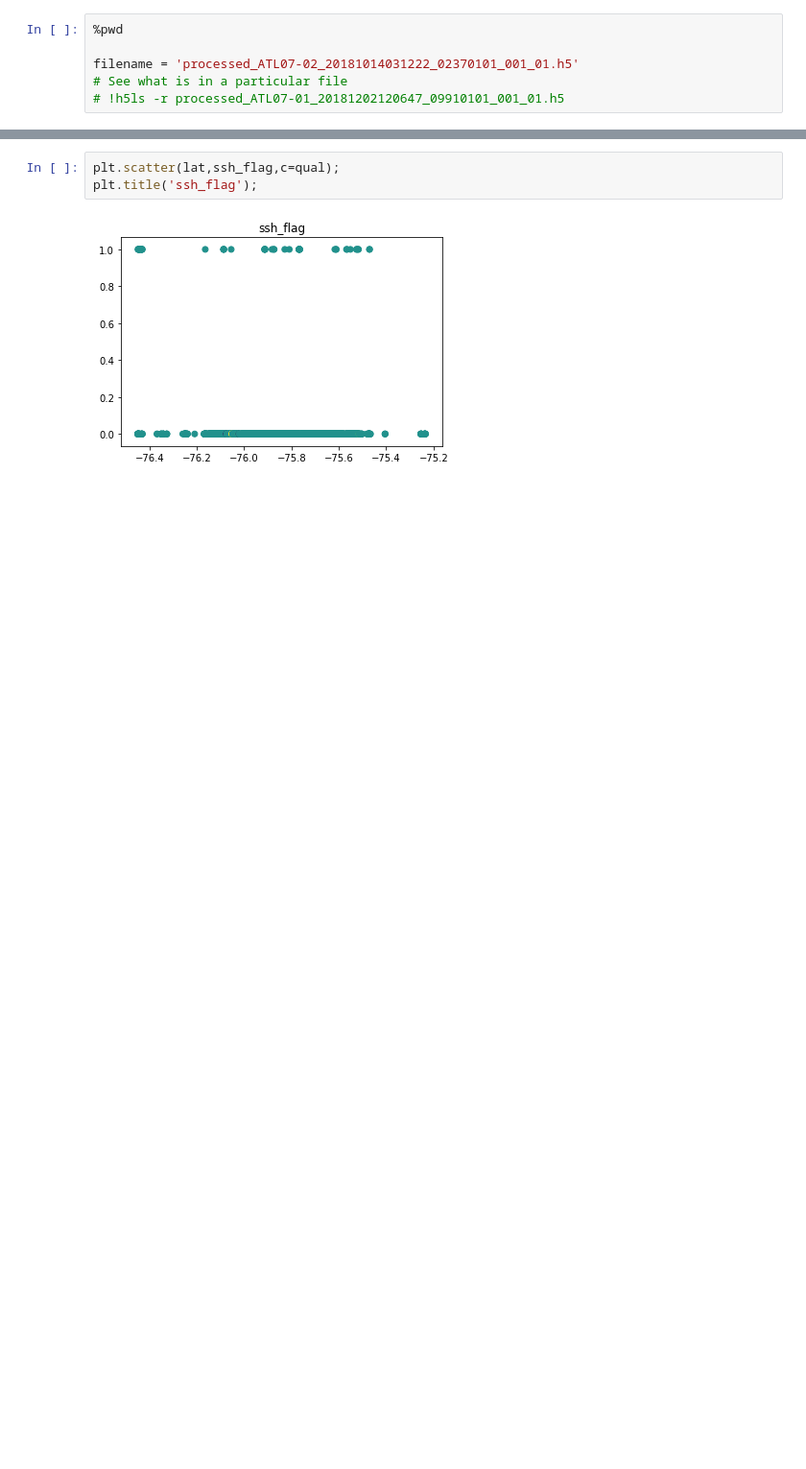
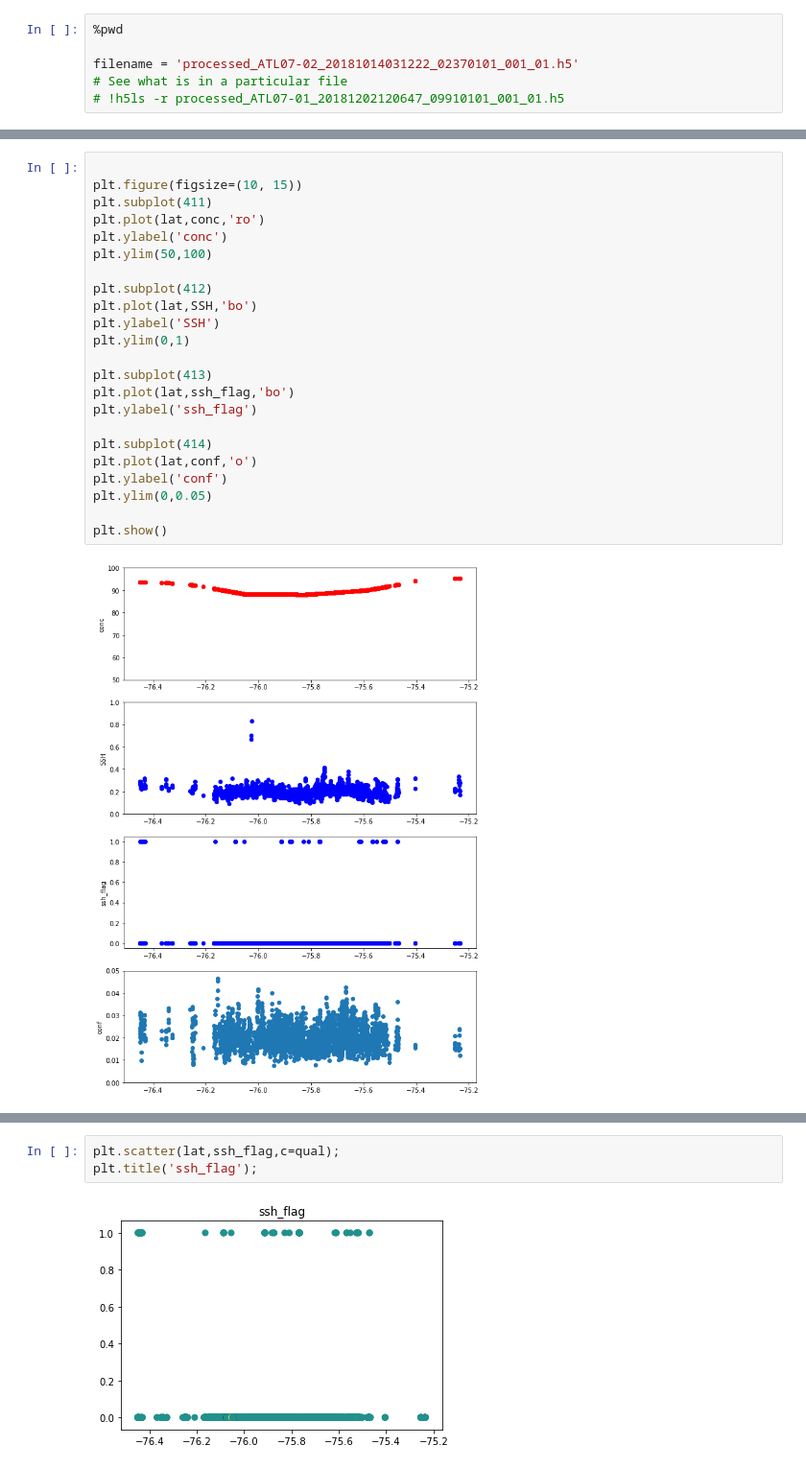
Before and after one commit to ICESAT-2HackWeek/Floes-are-Swell, a Jupyter notebook: Xi_Ross_Sea/look_at_one_track.ipynb, the cells around one changed output, grey strips where cells are left out. Shown at 96% size. Cells and saved outputs as stored; diff of their text form; blank space fills up the shorter version.

```diff
--- a/Xi_Ross_Sea/look_at_one_track.ipynb
+++ b/Xi_Ross_Sea/look_at_one_track.ipynb
@@ -45 +106,26 @@ rms=f['/gt1l/sea_ice_segments/heights/height_segment_rms'][:]
+# %%
+
+plt.figure(figsize=(10, 15))
+plt.subplot(411)
+plt.plot(lat,conc,'ro')
+plt.ylabel('conc')
+plt.ylim(50,100)
+
+plt.subplot(412)
+plt.plot(lat,SSH,'bo')
+plt.ylabel('SSH')
+plt.ylim(0,1)
+
+plt.subplot(413)
+plt.plot(lat,ssh_flag,'bo')
+plt.ylabel('ssh_flag')
+
+plt.subplot(414)
+plt.plot(lat,conf,'o')
+plt.ylabel('conf')
+plt.ylim(0,0.05)
+
+plt.show()
+# %% [output]
+[figure, added]
 # %%
```
Also changed, not shown: parts of 15 cells of this notebook, 1 other file.
